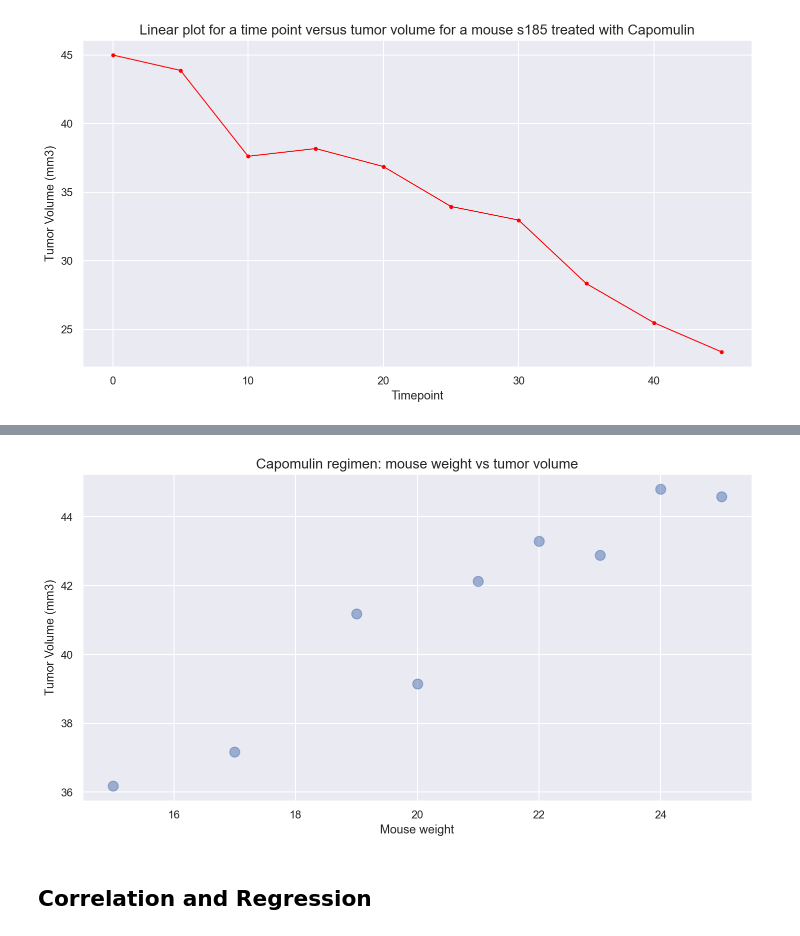
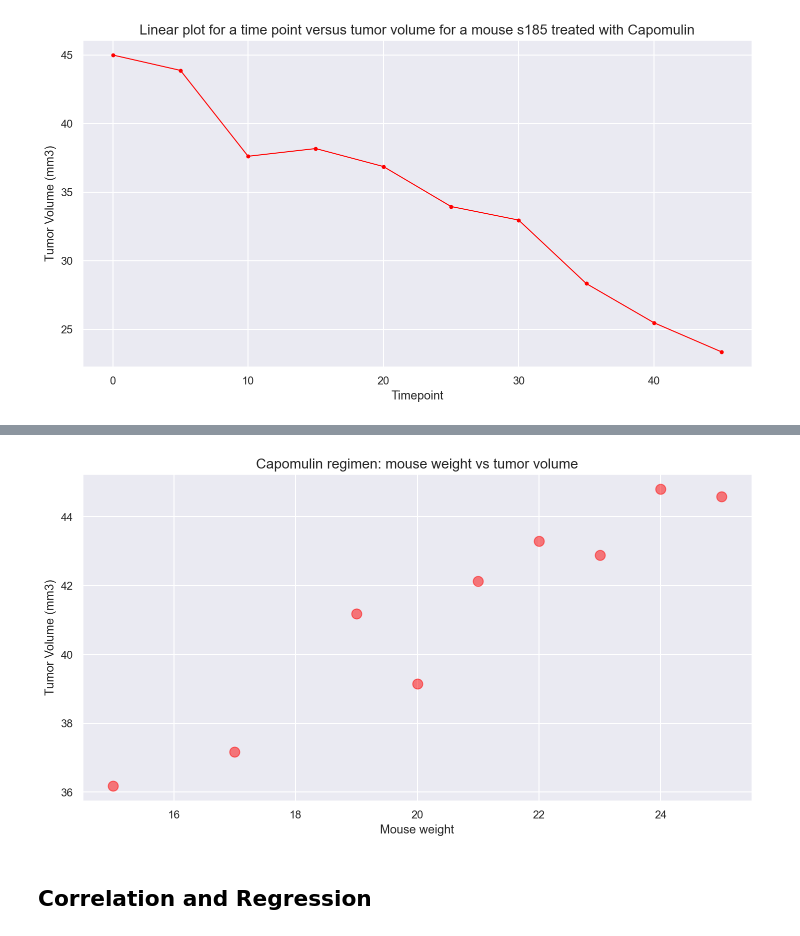
Before and after one commit to OlegRyzhkov2020/matplotlib-challenge, a Jupyter notebook: pymaceuticals_starter.ipynb, the cells around one changed output, grey strips where cells are left out. Cells and saved outputs as stored; diff of their text form; code cells hidden in the pictures.

```diff
--- a/pymaceuticals_starter.ipynb
+++ b/pymaceuticals_starter.ipynb
@@ -338,15 +339,15 @@ _= plt.title('Linear plot for a time point versus tumor volume for a mouse s185
 # %%
-# Generate a scatter plot of mouse weight versus average tumor volume for the Capomulin regimen
+# Generate a scatter plot of grouped mouse weight versus average tumor volume for the Capomulin regimen
 scatter_data = capomulin_df.groupby(capomulin_df.index).mean()
 scatter_data = scatter_data.groupby('Weight (g)')['Tumor Volume (mm3)'].mean()
 x_weight = scatter_data.index
 y_tumor = scatter_data.values
-_=plt.scatter(x_weight, y_tumor, s=100, alpha=0.5)
+_=plt.scatter(x_weight, y_tumor, color='red', s=100, alpha=0.5)
 _=plt.xlabel('Mouse weight')
 _=plt.ylabel('Tumor Volume (mm3)')
 _=plt.title('Capomulin regimen: mouse weight vs tumor volume', size=14)
 # %% [output]
-[figure, old version]
+[figure, new version]
 # %% [markdown]
 ## Correlation and Regression
 # %%
```
Also changed, not shown: parts of 7 cells of this notebook.
